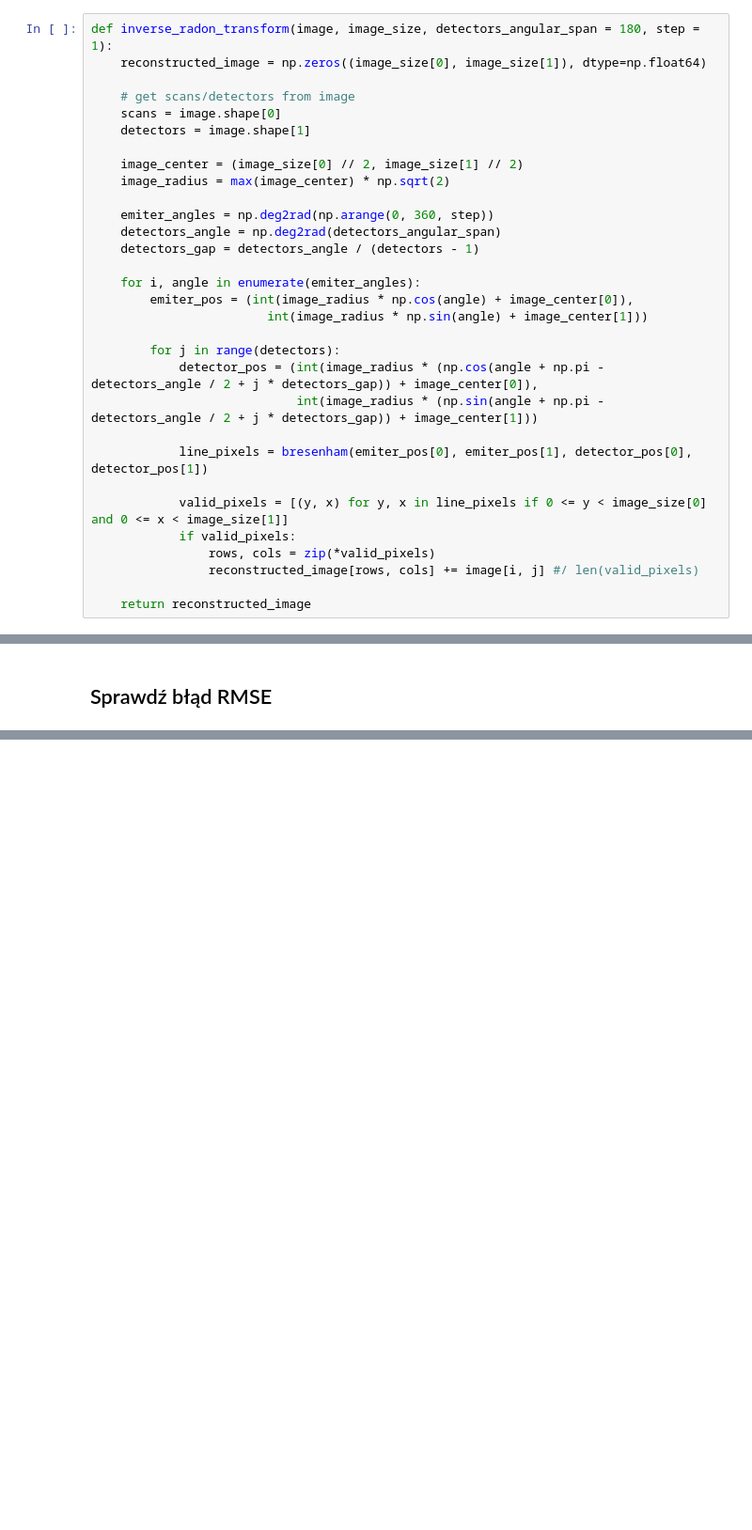
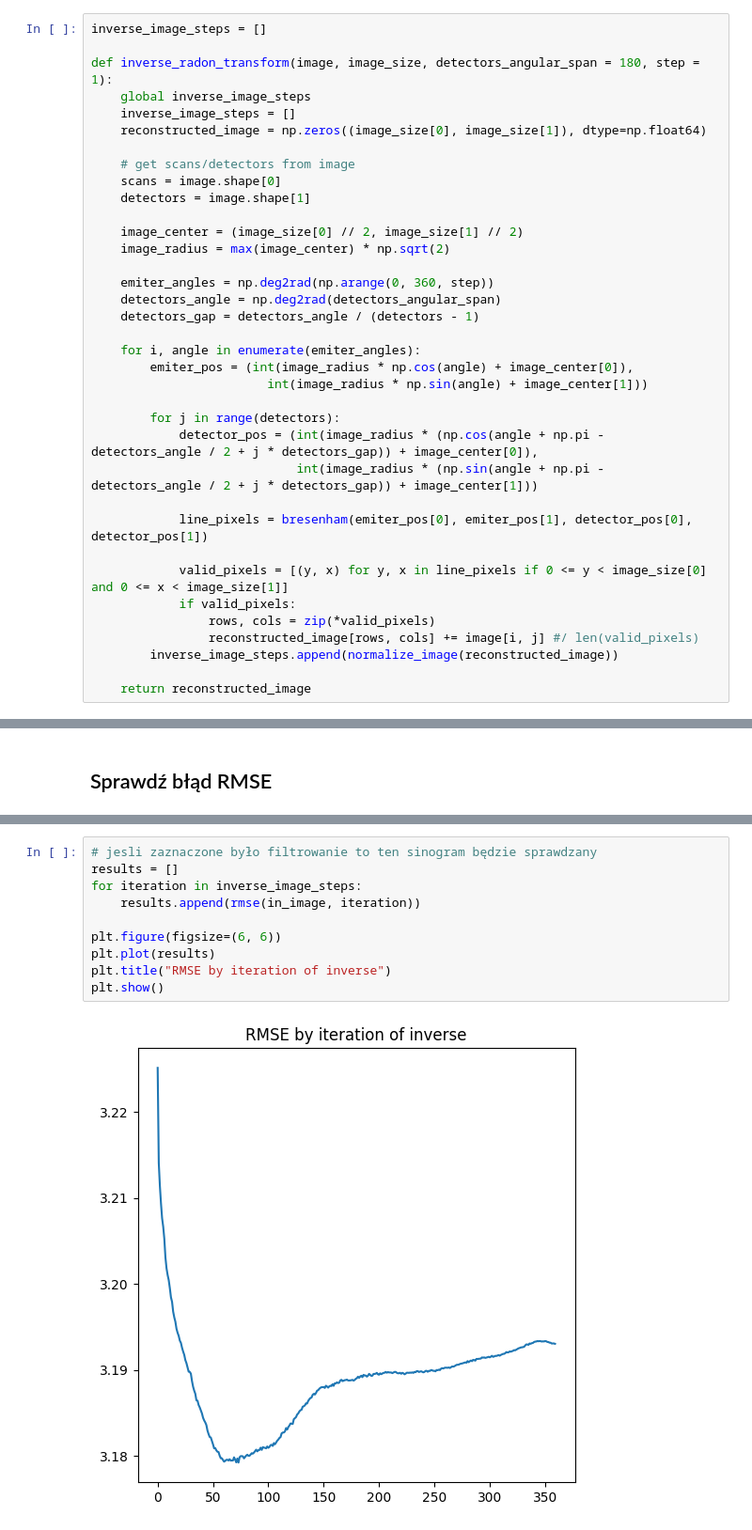
Before and after one commit to zielonyogor/Tomograph, a Jupyter notebook: main.ipynb, the cells around one changed output, grey strips where cells are left out. Shown at 94% size. Drawn from its saved outputs; the diff is of its cells as text; blank space fills up the shorter version.

```diff
--- a/main.ipynb
+++ b/main.ipynb
@@ -119,7 +122,11 @@ def radon_transform(image, detectors = 180, detectors_angular_span = 180, step =
 # %% [markdown]
 # Odwrócona transformata Radona
 # %%
+inverse_image_steps = []
+
 def inverse_radon_transform(image, image_size, detectors_angular_span = 180, step = 1):
+    global inverse_image_steps
+    inverse_image_steps = []
     reconstructed_image = np.zeros((image_size[0], image_size[1]), dtype=np.float64)
 
     # get scans/detectors from image
@@ -147,6 +154,7 @@ def inverse_radon_transform(image, image_size, detectors_angular_span = 180, ste
             if valid_pixels:
                 rows, cols = zip(*valid_pixels)
                 reconstructed_image[rows, cols] += image[i, j] #/ len(valid_pixels)
+        inverse_image_steps.append(normalize_image(reconstructed_image))
 
     return reconstructed_image
 # %% [markdown]
@@ -380,0 +454,12 @@ print("Błąd średniokwadratowy - {:6f}".format(rmse(in_image, out_image)))
+# %%
+# jesli zaznaczone było filtrowanie to ten sinogram będzie sprawdzany
+results = []
+for iteration in inverse_image_steps:
+    results.append(rmse(in_image, iteration))
+
+plt.figure(figsize=(6, 6))
+plt.plot(results)
+plt.title("RMSE by iteration of inverse")
+plt.show()
+# %% [output]
+[figure, added]
```
Also changed, not shown: parts of 19 cells of this notebook.
